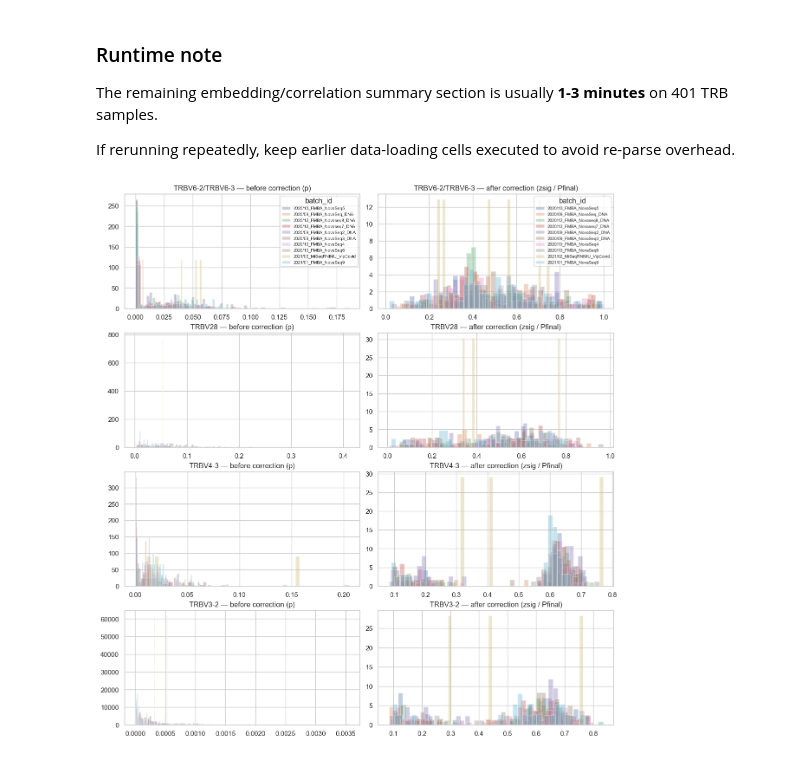
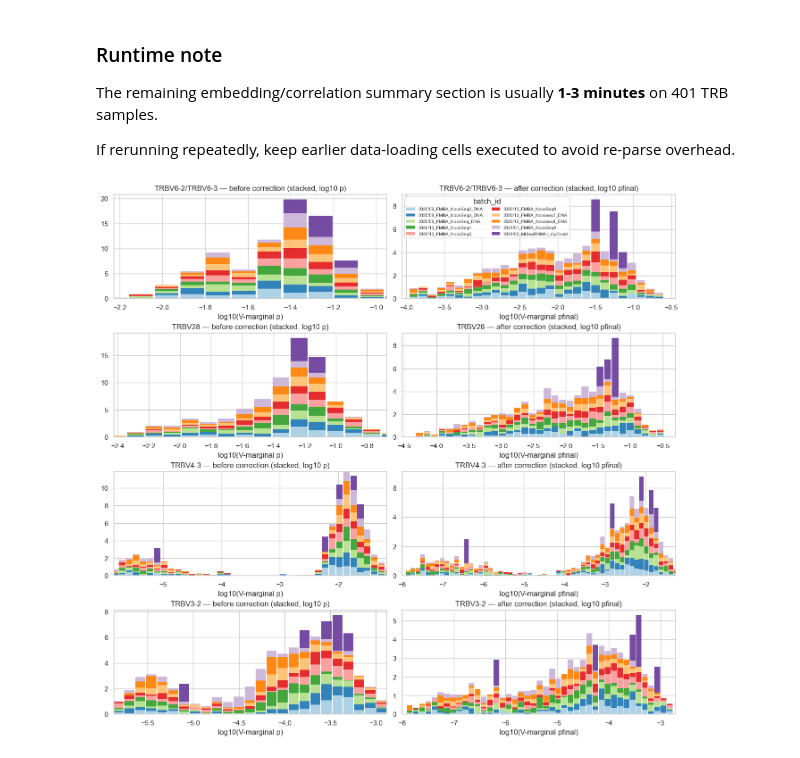
Before and after one commit to antigenomics/mirpy, a Jupyter notebook: notebooks/gene_usage_correction.ipynb, the cells around one changed output. Cells and saved outputs as stored; diff of their text form; code cells hidden in the pictures.

```diff
--- a/notebooks/gene_usage_correction.ipynb
+++ b/notebooks/gene_usage_correction.ipynb
@@ -448,46 +550,62 @@ The remaining embedding/correlation summary section is usually **1-3 minutes** o
 
 If rerunning repeatedly, keep earlier data-loading cells executed to avoid re-parse overhead.
 # %%
-# Distribution histograms for highlighted TRB V-genes: before vs after correction.
-# corr_v is already computed in the previous cell.
+# Stacked barplots for highlighted TRB V-genes: before vs after correction on log10 scale.
+# Uses V-marginal usage from VJ table (sum over J) to avoid ultra-small artifacts.
 
-corr_v_plot = corr_v.copy()
-corr_v_plot['gene_plot'] = corr_v_plot['gene'].map(_norm_v_label)
+corr_v_plot = v_marginal.copy()
+corr_v_plot = corr_v_plot.rename(columns={'v_gene_plot': 'gene_plot'})
 
 if 'batch_id' not in corr_v_plot.columns:
     corr_v_plot = corr_v_plot.merge(meta_df[['sample_id', 'batch_id']], on='sample_id', how='left')
 
 plot_genes = [g for g in HIGHLIGHT_GENES if g in corr_v_plot['gene_plot'].unique()]
 if not plot_genes:
     top_var = corr_v_plot.groupby('gene_plot')['p'].var().sort_values(ascending=False)
     plot_genes = list(top_var.head(4).index)
 
+batch_levels = sorted(corr_v_plot['batch_id'].astype(str).unique())
+batch_palette = dict(zip(batch_levels, sns.color_palette('Paired', n_colors=len(batch_levels))))
+
 n_g = len(plot_genes)
-fig, axes = plt.subplots(n_g, 2, figsize=(12, 3.2 * n_g), constrained_layout=True)
+fig, axes = plt.subplots(n_g, 2, figsize=(13, 3.1 * n_g), constrained_layout=True)
 if n_g == 1:
     axes = np.array([axes])
 
 for i, g in enumerate(plot_genes):
     d = corr_v_plot[corr_v_plot['gene_plot'] == g].copy()
-    bins = _uniform_bins([d['p'], d['pfinal']], width=HIST_BIN_WIDTH)
+    d['batch_id'] = d['batch_id'].astype(str)
+    d['log10_p'] = _log_series(d['p'])
+    d['log10_pfinal'] = _log_series(d['pfinal'])
 
-    for batch_id, grp in d.groupby('batch_id', sort=False):
-        vals = pd.to_numeric(grp['p'], errors='coerce').replace([np.inf, -np.inf], np.nan).dropna()
-        if len(vals) > 0:
-            axes[i, 0].hist(vals, bins=bins, density=True, alpha=0.35, label=str(batch_id))
-    axes[i, 0].set_title(f'{g} — before correction (p)')
-    if i == 0:
-        axes[i, 0].legend(title='batch_id', fontsize=7)
+    bins = _uniform_bins([d['log10_p'], d['log10_pfinal']], width=HIST_BIN_WIDTH)
+    centers = (bins[:-1] + bins[1:]) / 2
+    width = (bins[1] - bins[0]) * 0.92
 
-    for batch_id, grp in d.groupby('batch_id', sort=False):
-        vals = pd.to_numeric(grp['pfinal'], errors='coerce').replace([np.inf, -np.inf], np.nan).dropna()
-        if len(vals) > 0:
-            axes[i, 1].hist(vals, bins=bins, density=True, alpha=0.35, label=str(batch_id))
-    axes[i, 1].set_title(f'{g} — after correction (pfinal)')
-    if i == 0:
-        axes[i, 1].legend(title='batch_id', fontsize=7)
+    stacked_before = np.zeros(len(centers))
+    for b in batch_levels:
+        vals = d.loc[d['batch_id'] == b, 'log10_p'].dropna().values
+        hist, _ = np.histogram(vals, bins=bins, density=True)
+        axes[i, 0].bar(centers, hist, bottom=stacked_before, width=width, color=batch_palette[b], alpha=0.92, edgecolor='none', label=b if i == 0 else None)
+        stacked_before += hist
+    axes[i, 0].set_title(f'{g} — before correction (stacked, log10 p)')
+    axes[i, 0].set_xlabel('log10(V-marginal p)')
+    axes[i, 0].set_xlim(float(np.quantile(d['log10_p'], 0.01)), float(np.quantile(d['log10_p'], 0.99)))
+
+    stacked_after = np.zeros(len(centers))
+    for b in batch_levels:
+        vals = d.loc[d['batch_id'] == b, 'log10_pfinal'].dropna().values
+        hist, _ = np.histogram(vals, bins=bins, density=True)
+        axes[i, 1].bar(centers, hist, bottom=stacked_after, width=width, color=batch_palette[b], alpha=0.92, edgecolor='none', label=b if i == 0 else None)
+        stacked_after += hist
+    axes[i, 1].set_title(f'{g} — after correction (stacked, log10 pfinal)')
+    axes[i, 1].set_xlabel('log10(V-marginal pfinal)')
+    axes[i, 1].set_xlim(float(np.quantile(d['log10_pfinal'], 0.01)), float(np.quantile(d['log10_pfinal'], 0.99)))
+
+if n_g > 0:
+    axes[0, 1].legend(title='batch_id', fontsize=7, ncol=2, frameon=True)
 
 plt.show()
 # %% [output]
-[figure, old version]
+[figure, new version]
 # %%
```
Also changed, not shown: parts of 8 cells of this notebook, 3 other files.
